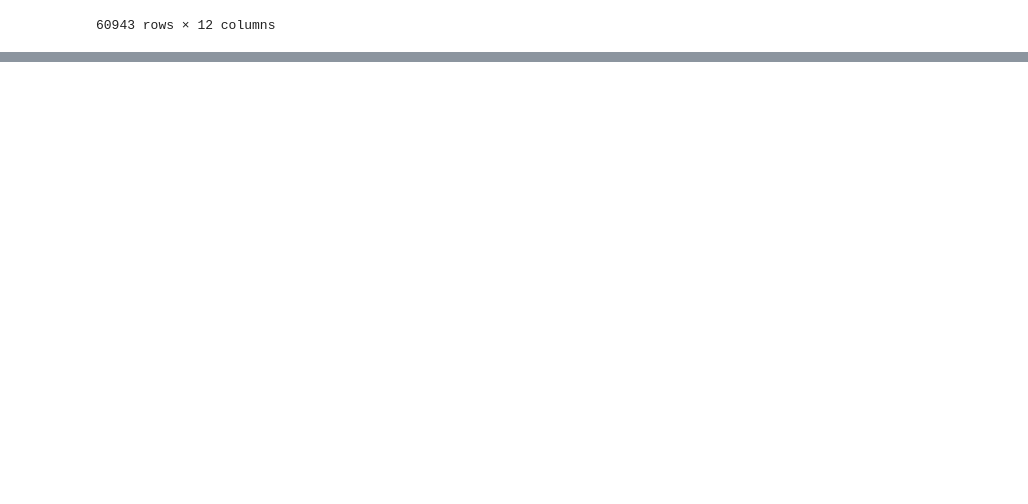
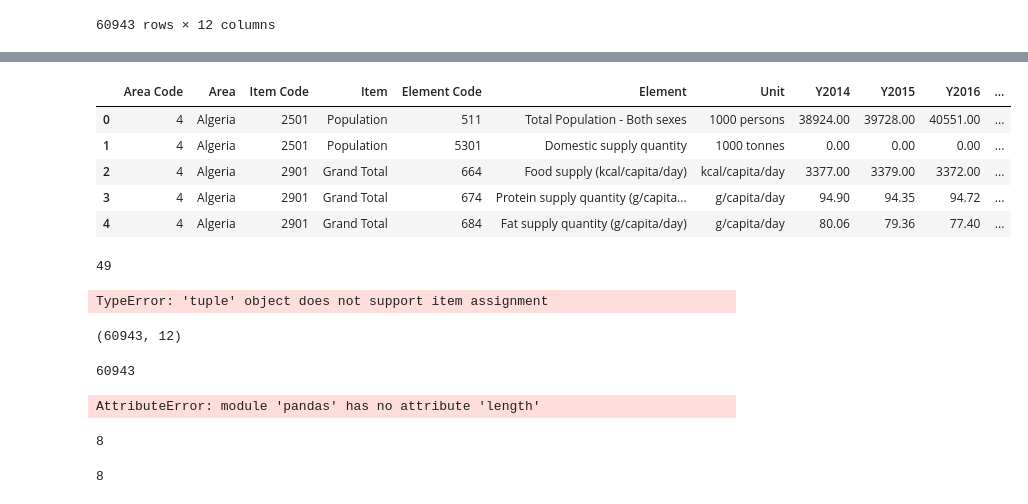
Before and after one commit to AyDippy/Hamoye_Stage_A, a Jupyter notebook: Hamoye_Stage_A_Quiz.ipynb, the cells around one changed output, grey strips where cells are left out. Cells and saved outputs as stored; diff of their text form; code cells hidden in the pictures; blank space fills up the shorter version.

```diff
--- a/Hamoye_Stage_A_Quiz.ipynb
+++ b/Hamoye_Stage_A_Quiz.ipynb
@@ -22,0 +158,13 @@ df
+# %%
+df.head()
+# %% [output]
+|  | Area Code | Area | Item Code | Item | Element Code | Element | Unit | Y2014 | Y2015 | Y2016 | ... |
+| 0 | 4 | Algeria | 2501 | Population | 511 | Total Population - Both sexes | 1000 persons | 38924.00 | 39728.00 | 40551.00 | ... |
+| 1 | 4 | Algeria | 2501 | Population | 5301 | Domestic supply quantity | 1000 tonnes | 0.00 | 0.00 | 0.00 | ... |
+| 2 | 4 | Algeria | 2901 | Grand Total | 664 | Food supply (kcal/capita/day) | kcal/capita/day | 3377.00 | 3379.00 | 3372.00 | ... |
+| 3 | 4 | Algeria | 2901 | Grand Total | 674 | Protein supply quantity (g/capita... | g/capita/day | 94.90 | 94.35 | 94.72 | ... |
+| 4 | 4 | Algeria | 2901 | Grand Total | 684 | Fat supply quantity (g/capita/day) | g/capita/day | 80.06 | 79.36 | 77.40 | ... |
+# %%
+len(df['Area'].value_counts())
+# %% [output]
+49
@@ -22,0 +173,16 @@ df
+# %%
+my_tuppy[2] = 6
+# %% [output]
+TypeError: 'tuple' object does not support item assignment
+# %%
+df.shape
+# %% [output]
+(60943, 12)
+# %%
+len(df)
+# %% [output]
+60943
+# %%
+pd.length(df)
+# %% [output]
+AttributeError: module 'pandas' has no attribute 'length'
@@ -22,0 +191,8 @@ df
+# %%
+y[1][1]
+# %% [output]
+8
+# %%
+y[1][-1]
+# %% [output]
+8
```
Also changed, not shown: parts of 27 cells of this notebook.
